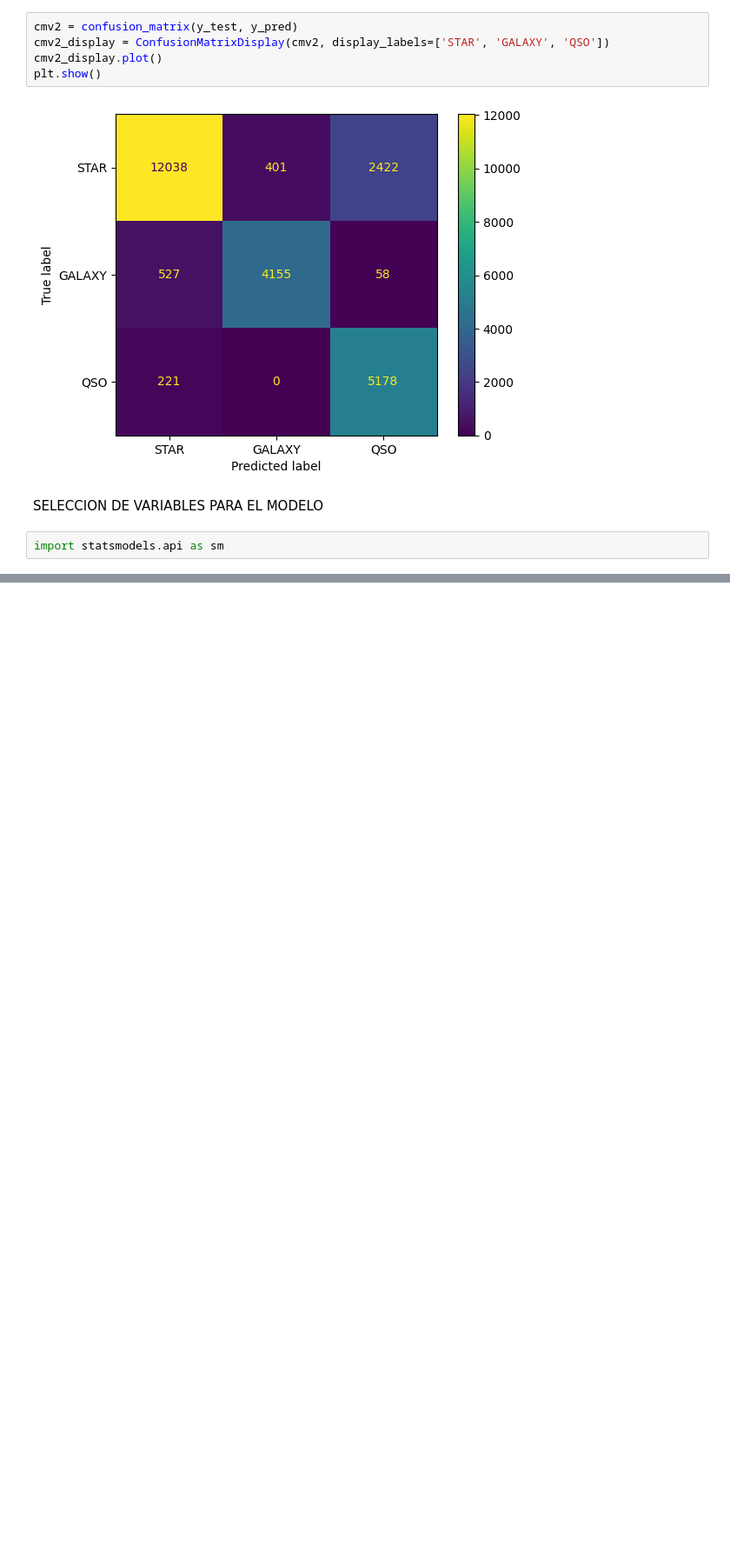
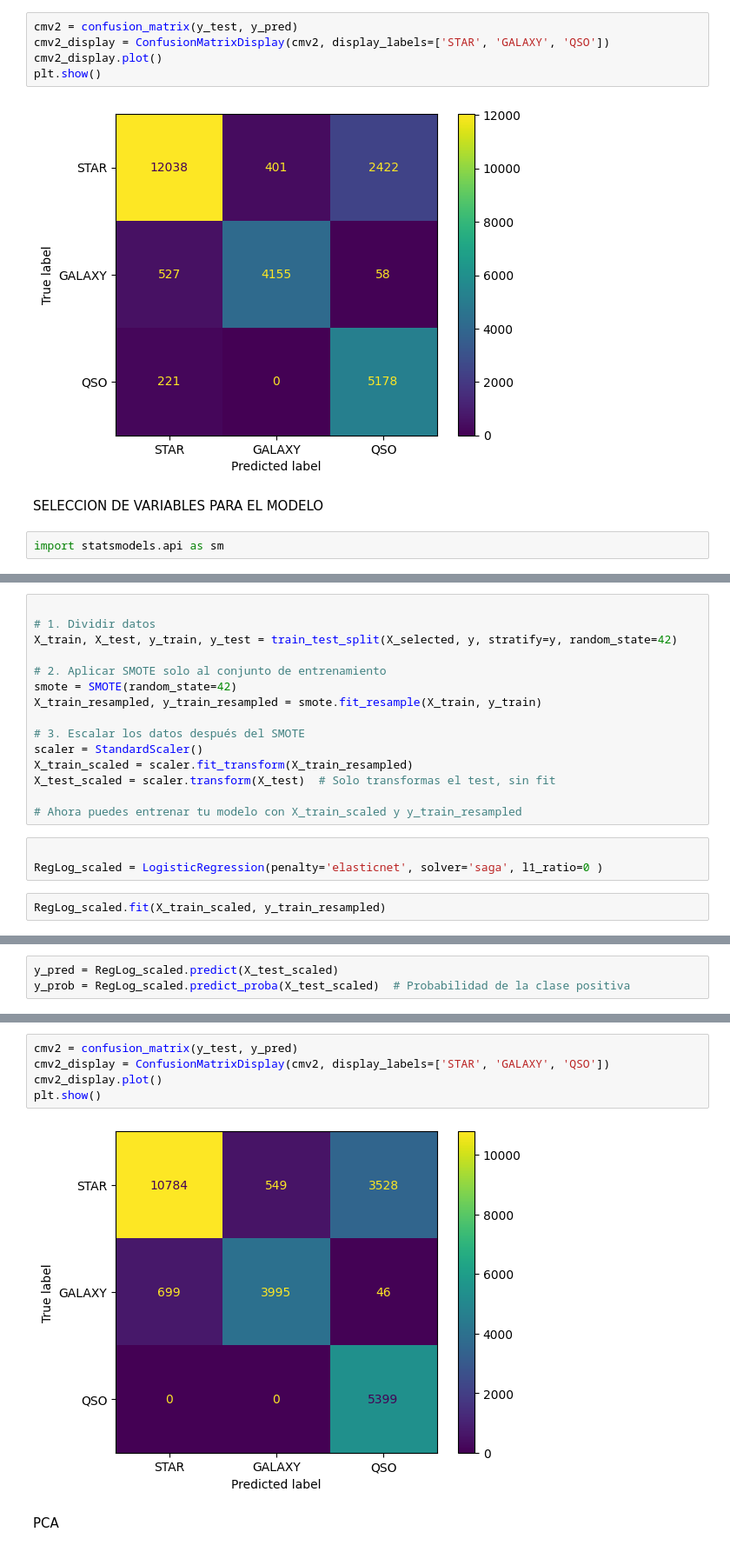
Before and after one commit to ivanmorales22/proyecto_final_aem, a Jupyter notebook: proyecto_final_aem.ipynb, the cells around one changed output, grey strips where cells are left out. Shown at 87% size. Saved outputs shown, nothing was run; the diff lists cells and outputs as text; blank space fills up the shorter version.

```diff
--- a/proyecto_final_aem.ipynb
+++ b/proyecto_final_aem.ipynb
@@ -250,0 +263,20 @@ ValueError: Pandas data cast to numpy dtype of object. Check input data with np.
+# %%
+
+# 1. Dividir datos
+X_train, X_test, y_train, y_test = train_test_split(X_selected, y, stratify=y, random_state=42)
+
+# 2. Aplicar SMOTE solo al conjunto de entrenamiento
+smote = SMOTE(random_state=42)
+X_train_resampled, y_train_resampled = smote.fit_resample(X_train, y_train)
+
+# 3. Escalar los datos después del SMOTE
+scaler = StandardScaler()
+X_train_scaled = scaler.fit_transform(X_train_resampled)
+X_test_scaled = scaler.transform(X_test)  # Solo transformas el test, sin fit
+
+# Ahora puedes entrenar tu modelo con X_train_scaled y y_train_resampled
+# %%
+
+RegLog_scaled = LogisticRegression(penalty='elasticnet', solver='saga', l1_ratio=0 )
+# %%
+RegLog_scaled.fit(X_train_scaled, y_train_resampled)
@@ -250,0 +285,3 @@ ValueError: Pandas data cast to numpy dtype of object. Check input data with np.
+# %%
+y_pred = RegLog_scaled.predict(X_test_scaled)
+y_prob = RegLog_scaled.predict_proba(X_test_scaled)  # Probabilidad de la clase positiva
@@ -250,0 +300,9 @@ ValueError: Pandas data cast to numpy dtype of object. Check input data with np.
+# %%
+cmv2 = confusion_matrix(y_test, y_pred)
+cmv2_display = ConfusionMatrixDisplay(cmv2, display_labels=['STAR', 'GALAXY', 'QSO'])
+cmv2_display.plot()
+plt.show()
+# %% [output]
+[figure, added]
+# %% [markdown]
+PCA
```
Also changed, not shown: parts of 22 cells of this notebook.
